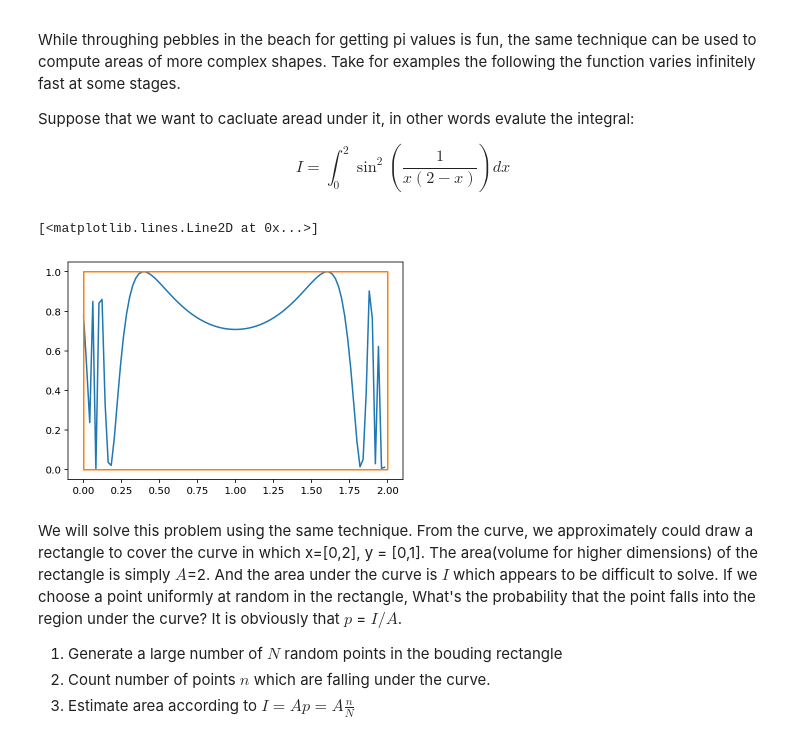
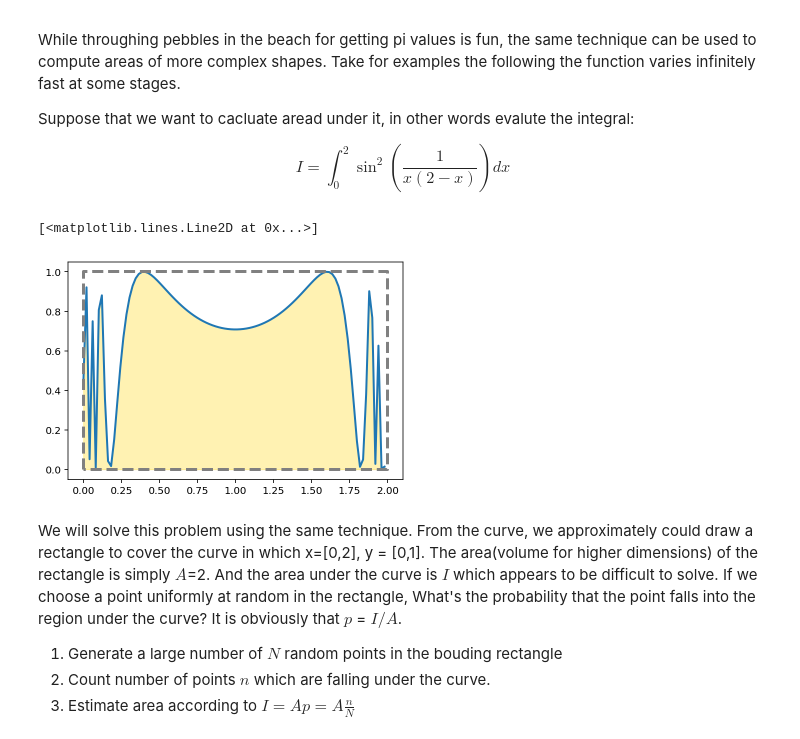
Before and after one commit to carlosal1015/Chem563, a Jupyter notebook: 01_Prob&Stats/04_MC.ipynb, the cells around one changed output. Drawn from its saved outputs; the diff is of its cells as text; code cells hidden in the pictures.

```diff
--- a/01_Prob&Stats/04_MC.ipynb
+++ b/01_Prob&Stats/04_MC.ipynb
@@ -61,14 +61,15 @@ $$I = \int_0^2 \sin^2(\frac{1}{x(2-x)})dx$$
 # %%
 x = np.linspace(0.001,2,100)
 f = lambda x: np.sin(1/x/(2-x))**2
 
-plt.plot(x, f(x))
+plt.plot(x, f(x),lw=2)
 
-# plot the boundary
-plt.plot([0,0,2,2,0],[0,1,1,0,0])
+plt.fill_between(x,f(x), color='gold',alpha=0.3)
+
+plt.plot([0,0,2,2,0],[0,1,1,0,0],'--',lw=3,color='grey')
 # %% [output]
 [<matplotlib.lines.Line2D at 0x...>]
-[figure, old version]
+[figure, new version]
 # %% [markdown]
 We will solve this problem using the same technique.  From the curve, we approximately could draw a rectangle to cover the curve in which x=[0,2], y = [0,1]. The area(volume for higher dimensions) of the rectangle is simply $A$=2. And the area under the curve is $I$ which appears to be difficult to solve. If we choose a point uniformly at random in the rectangle, What's the probability that the point falls into the region under the curve? It is obviously that $p$ = $I/A$.
 
```
Also changed, not shown: parts of 13 cells of this notebook, 7 other files.
